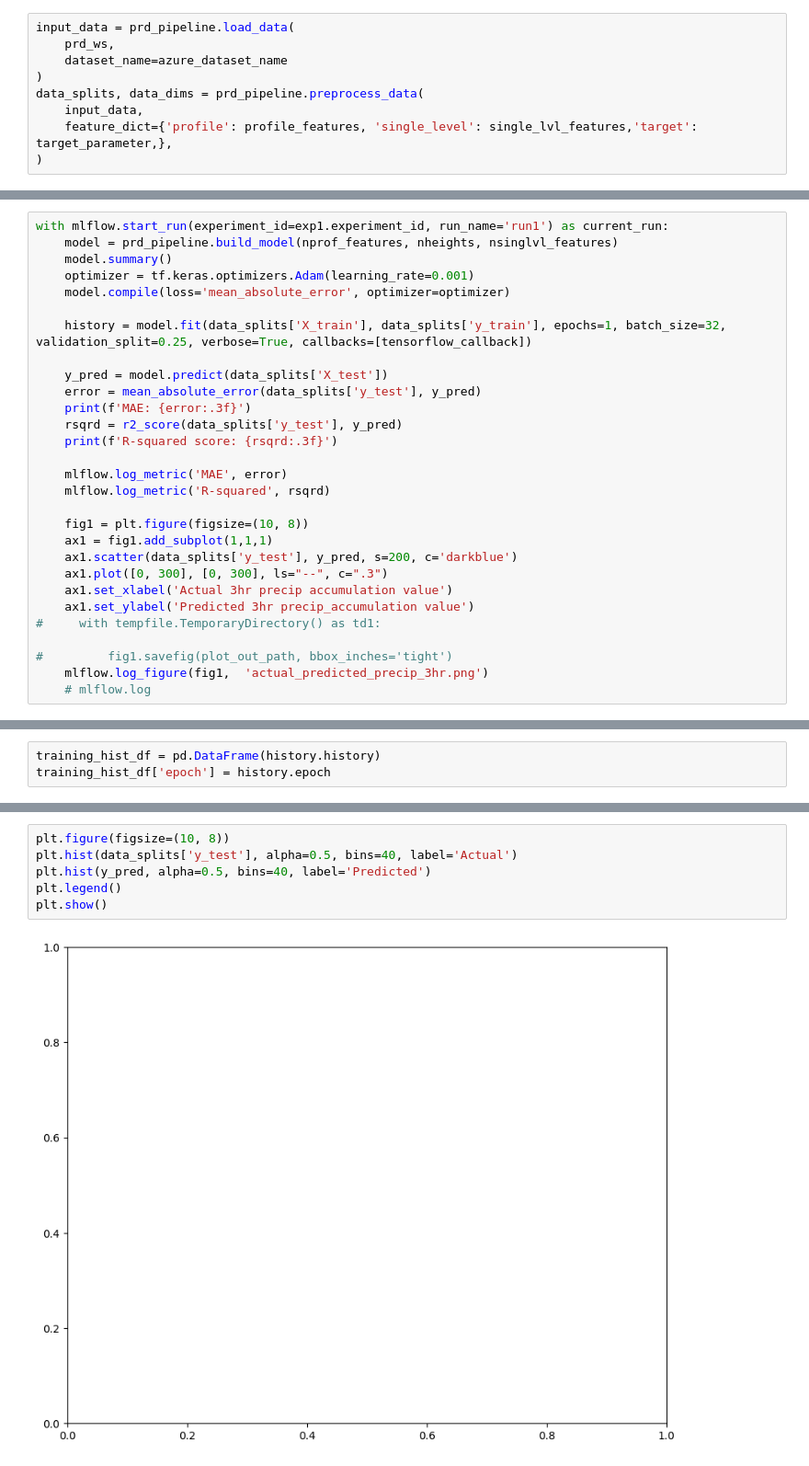
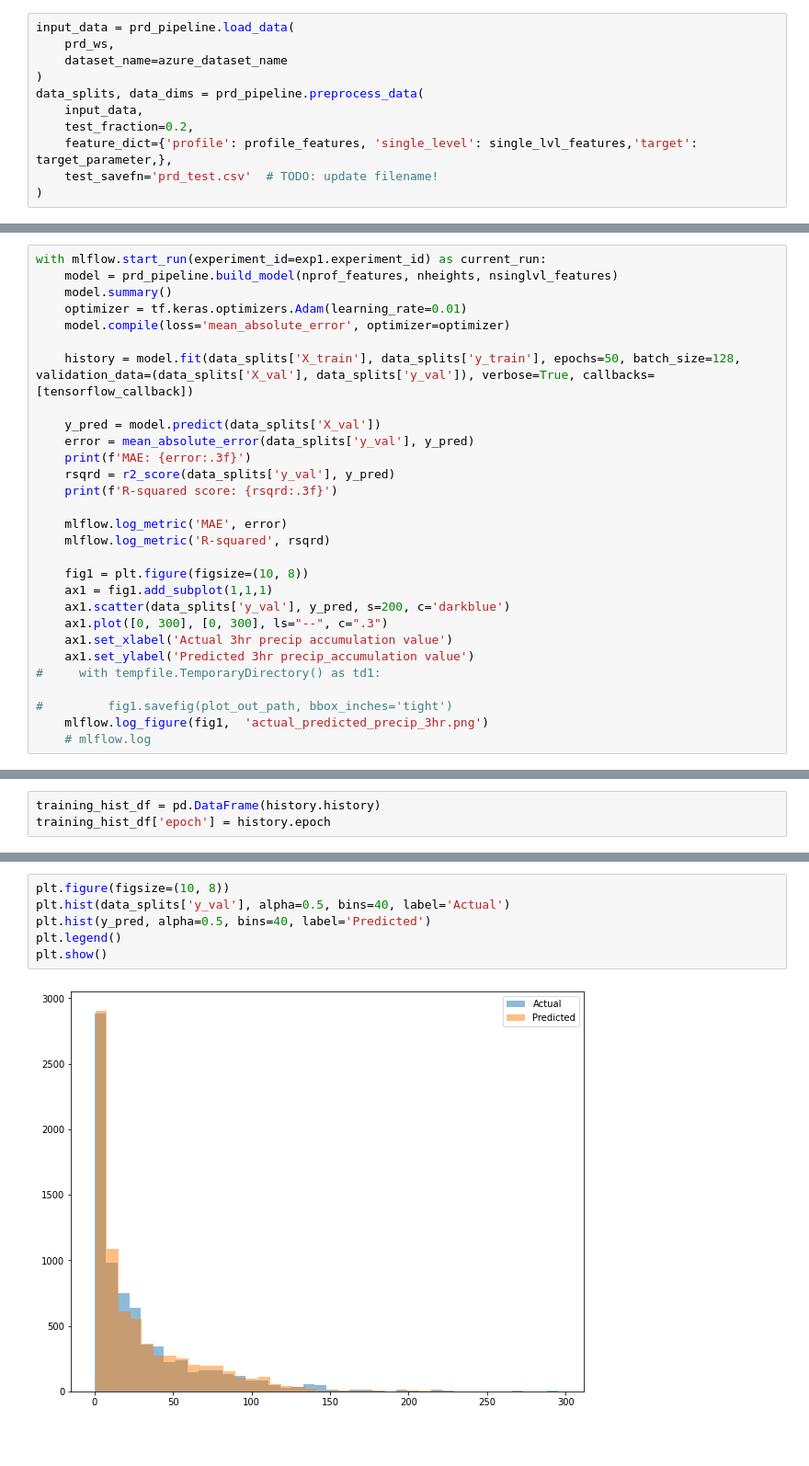
Before and after one commit to informatics-lab/precip_rediagnosis, a Jupyter notebook: model_pipeline/prd_mlflow_on_azure_demo.ipynb, the cells around one changed output, grey strips where cells are left out. Shown at 92% size. Cells and saved outputs as stored; diff of their text form; blank space fills up the shorter version.

```diff
--- a/model_pipeline/prd_mlflow_on_azure_demo.ipynb
+++ b/model_pipeline/prd_mlflow_on_azure_demo.ipynb
@@ -55,5 +53,7 @@ input_data = prd_pipeline.load_data(
 )
 data_splits, data_dims = prd_pipeline.preprocess_data(
     input_data,
+    test_fraction=0.2,
     feature_dict={'profile': profile_features, 'single_level': single_lvl_features,'target': target_parameter,},
+    test_savefn='prd_test.csv'  # TODO: update filename!
 )
@@ -95,18 +96,18 @@ plt.show()
 # %%
 import tempfile
 # %%
-with mlflow.start_run(experiment_id=exp1.experiment_id, run_name='run1') as current_run:
+with mlflow.start_run(experiment_id=exp1.experiment_id) as current_run:
     model = prd_pipeline.build_model(nprof_features, nheights, nsinglvl_features)
     model.summary()
-    optimizer = tf.keras.optimizers.Adam(learning_rate=0.001)
+    optimizer = tf.keras.optimizers.Adam(learning_rate=0.01)
     model.compile(loss='mean_absolute_error', optimizer=optimizer)
 
-    history = model.fit(data_splits['X_train'], data_splits['y_train'], epochs=1, batch_size=32, validation_split=0.25, verbose=True, callbacks=[tensorflow_callback])
+    history = model.fit(data_splits['X_train'], data_splits['y_train'], epochs=50, batch_size=128, validation_data=(data_splits['X_val'], data_splits['y_val']), verbose=True, callbacks=[tensorflow_callback])
 
-    y_pred = model.predict(data_splits['X_test'])
-    error = mean_absolute_error(data_splits['y_test'], y_pred)
+    y_pred = model.predict(data_splits['X_val'])
+    error = mean_absolute_error(data_splits['y_val'], y_pred)
     print(f'MAE: {error:.3f}')
-    rsqrd = r2_score(data_splits['y_test'], y_pred)
+    rsqrd = r2_score(data_splits['y_val'], y_pred)
     print(f'R-squared score: {rsqrd:.3f}')
 
     mlflow.log_metric('MAE', error)
@@ -114,7 +115,7 @@ with mlflow.start_run(experiment_id=exp1.experiment_id, run_name='run1') as curr
 
     fig1 = plt.figure(figsize=(10, 8))
     ax1 = fig1.add_subplot(1,1,1)
-    ax1.scatter(data_splits['y_test'], y_pred, s=200, c='darkblue')
+    ax1.scatter(data_splits['y_val'], y_pred, s=200, c='darkblue')
     ax1.plot([0, 300], [0, 300], ls="--", c=".3")
     ax1.set_xlabel('Actual 3hr precip accumulation value')
     ax1.set_ylabel('Predicted 3hr precip_accumulation value')
@@ -161,8 +163,8 @@ plt.show()
 # %%
 plt.figure(figsize=(10, 8))
-plt.hist(data_splits['y_test'], alpha=0.5, bins=40, label='Actual')
+plt.hist(data_splits['y_val'], alpha=0.5, bins=40, label='Actual')
 plt.hist(y_pred, alpha=0.5, bins=40, label='Predicted')
 plt.legend()
 plt.show()
 # %% [output]
-[figure, old version]
+[figure, new version]
```
Also changed, not shown: parts of 8 cells of this notebook, 1 other file.
